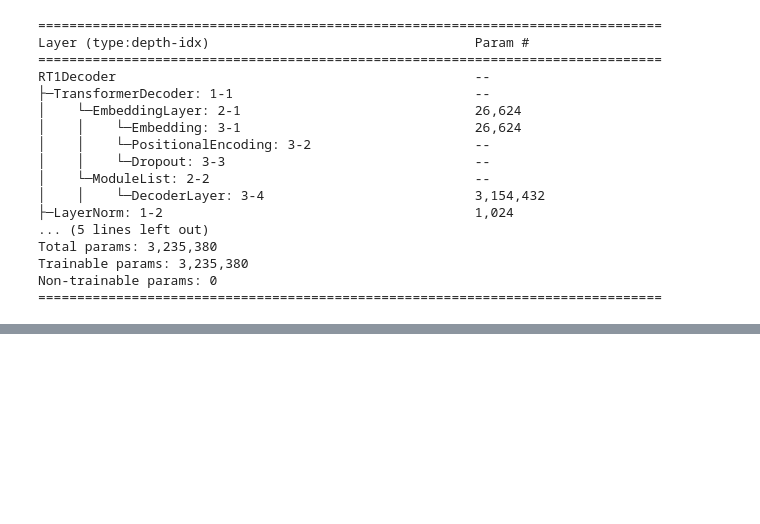
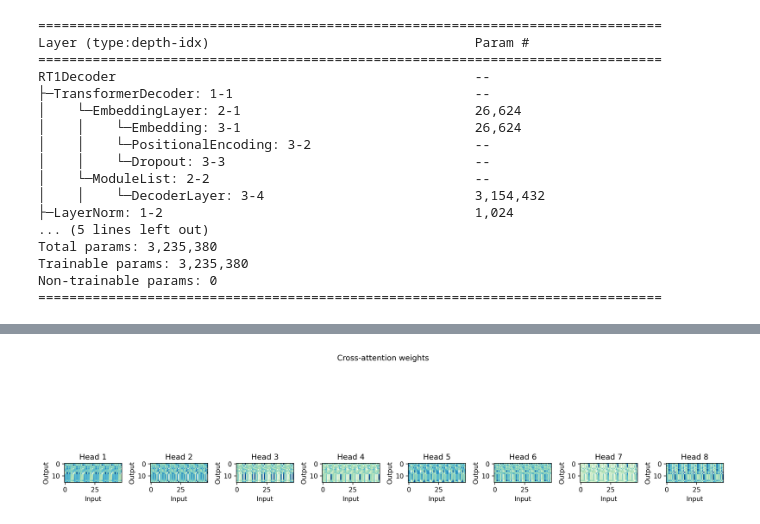
Before and after one commit to dric2018/smf_be, a Jupyter notebook: notebooks/TestTransformer.ipynb, the cells around one changed output, grey strips where cells are left out. Drawn from its saved outputs; the diff is of its cells as text; code cells hidden in the pictures; blank space fills up the shorter version.

```diff
--- a/notebooks/TestTransformer.ipynb
+++ b/notebooks/TestTransformer.ipynb
@@ -286,0 +403,4 @@ plot_attention(cross_attn_w)
+# %%
+plot_attention(cross_attn_ws)
+# %% [output]
+[figure, added]
```
Also changed, not shown: parts of 12 cells of this notebook, 5 other files.
